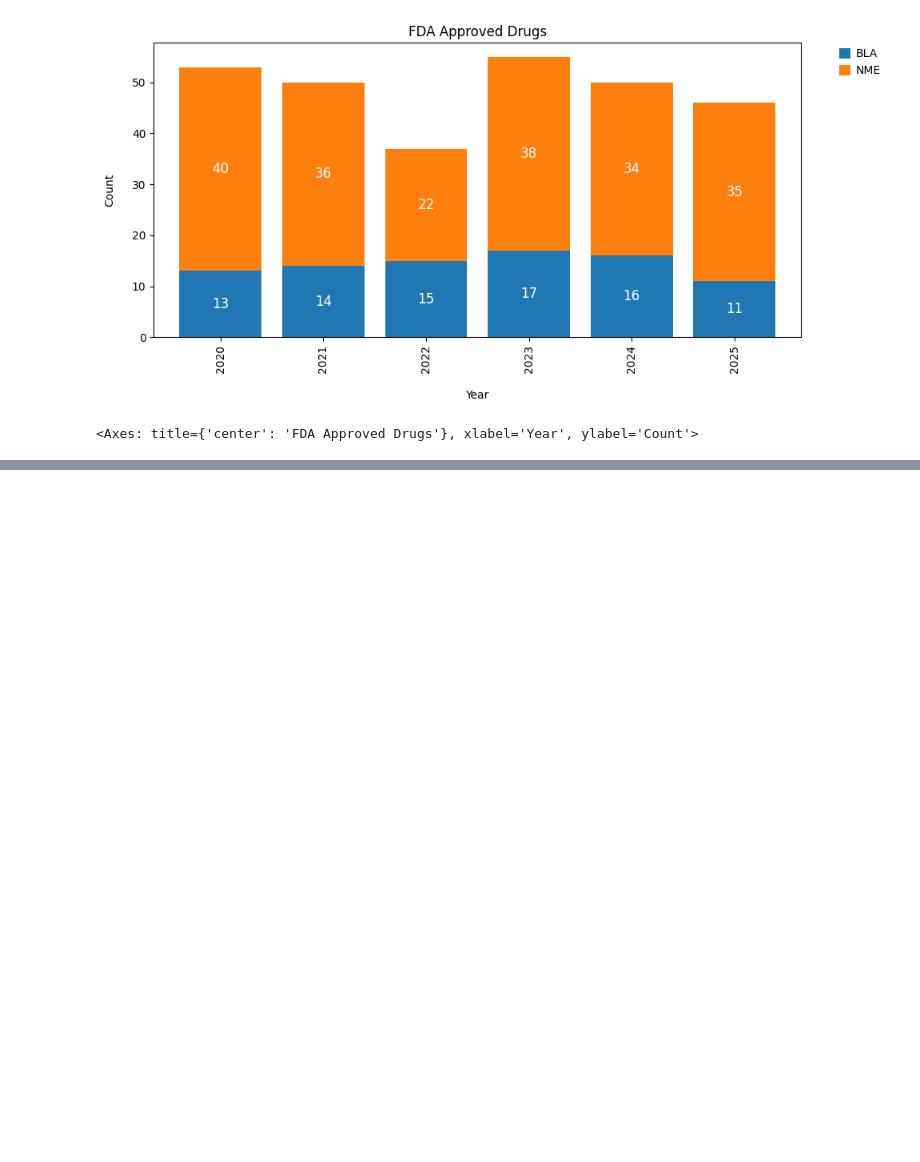
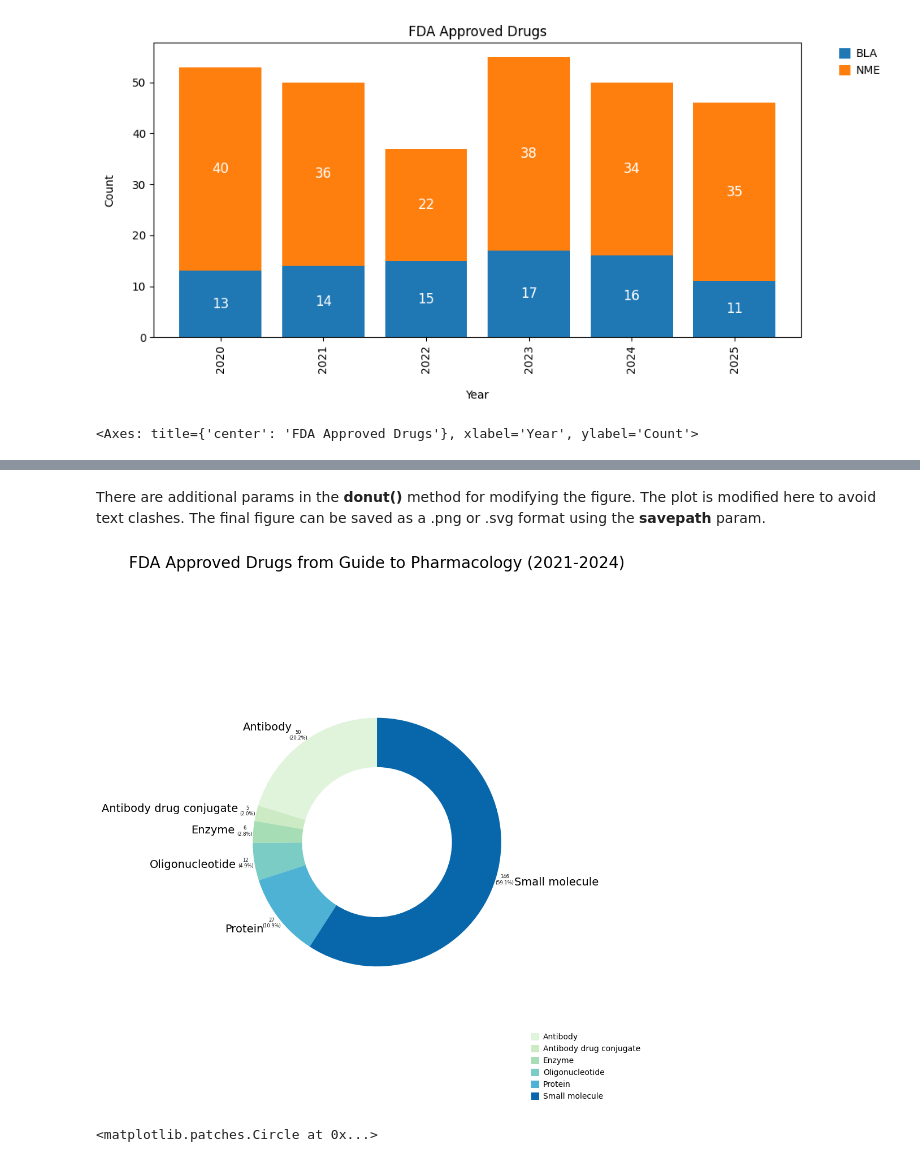
Before and after one commit to tlint101/drug_nme, a Jupyter notebook: Tutorials/01_FDAScraper.ipynb, the cells around one changed output, grey strips where cells are left out. Cells and saved outputs as stored; diff of their text form; code cells hidden in the pictures; blank space fills up the shorter version.

```diff
--- a/Tutorials/01_FDAScraper.ipynb
+++ b/Tutorials/01_FDAScraper.ipynb
@@ -66,0 +151,4 @@ plot.stacked(years=(2020,2025), fontsize=12, legend_loc='out right upper')
+# %%
+range = df[df['Approval Year'] >= 2021].reset_index(drop=True)
+donut_data = FDAPlot(range, sort_col=['Type'])
+donut_data.show(5)
@@ -66,0 +162,10 @@ plot.stacked(years=(2020,2025), fontsize=12, legend_loc='out right upper')
+# %% [markdown]
+There are additional params in the **donut()** method for modifying the figure. The plot is modified here to avoid text clashes. The final figure can be saved as a .png or .svg format using the **savepath** param.
+# %%
+title = 'FDA Approved Drugs from Guide to Pharmacology (2021-2024)'
+palette = ['#e0f3db', '#ccebc5', '#a7ddb5', '#7accc4', '#4db2d3', '#0867ab', '#1d6185']
+
+donut_data.donut(title=title, palette=palette, legend_loc='out right lower', figsize=(10, 10), titlesize=20, fontsize=14, annotsize=6, pctdistance=1.07, labeldistance=1.15)
+# %% [output]
+[figure, added]
+<matplotlib.patches.Circle at 0x...>
```
Also changed, not shown: parts of 23 cells of this notebook.
